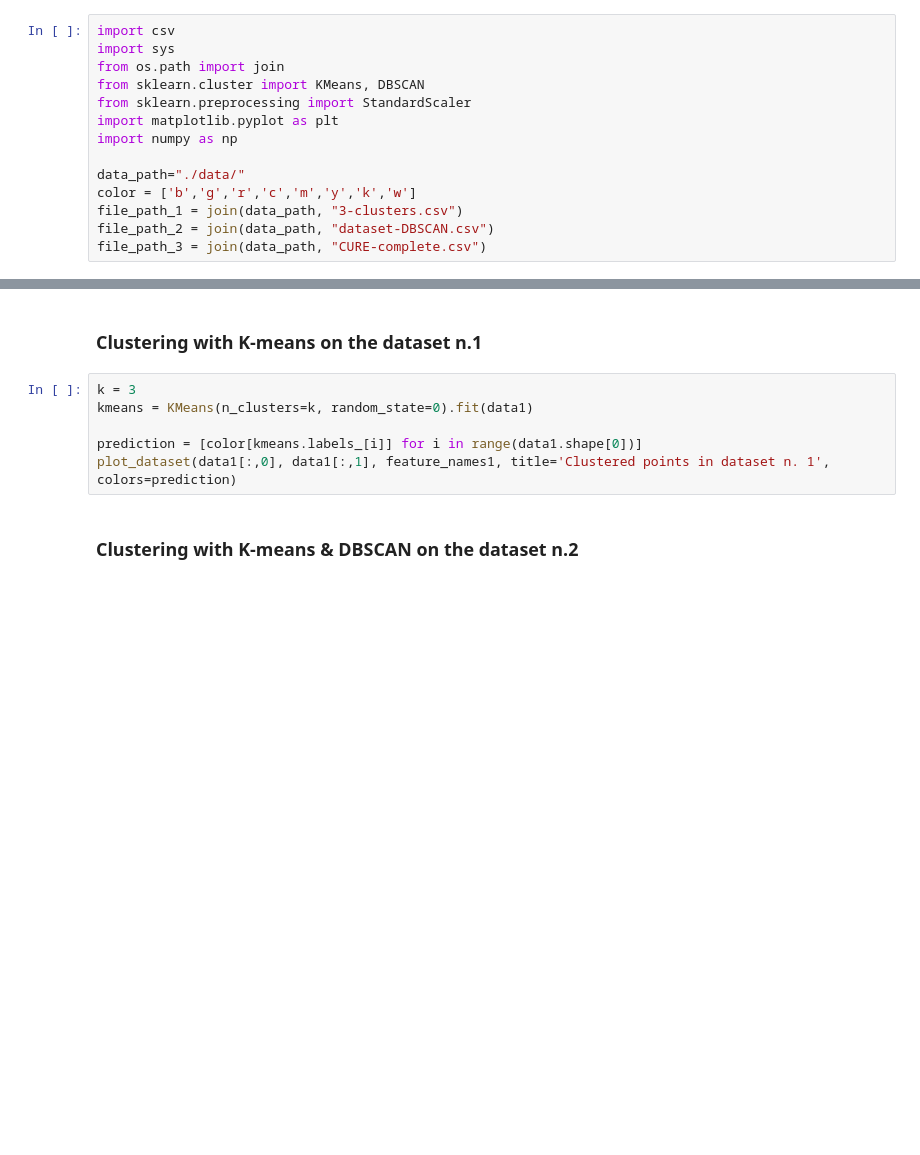
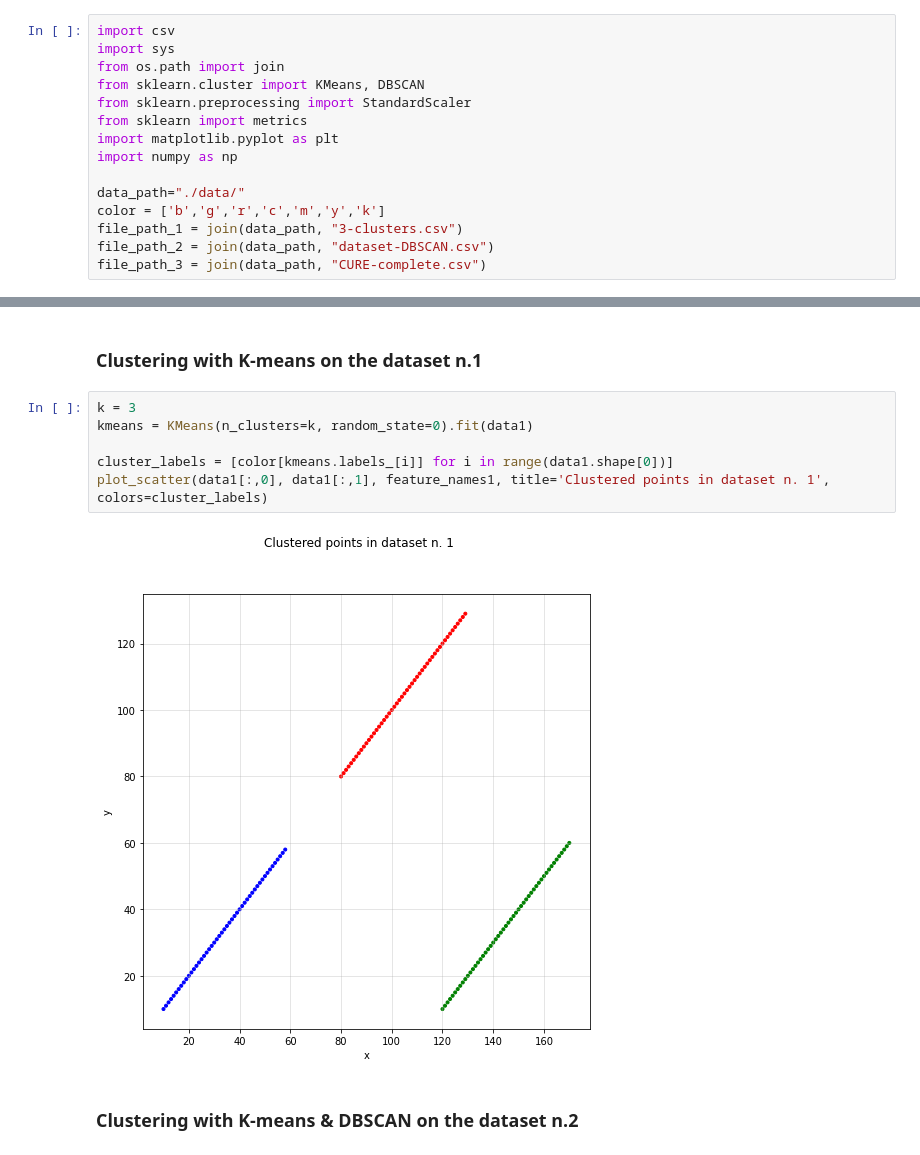
Before and after one commit to lorenzofavaro/machine-learning, a Jupyter notebook: 2. Distance Based Models/clustering.ipynb, the cells around one changed output, grey strips where cells are left out. Cells and saved outputs as stored; diff of their text form; blank space fills up the shorter version.

```diff
--- a/2. Distance Based Models/clustering.ipynb
+++ b/2. Distance Based Models/clustering.ipynb
@@ -15,11 +15,12 @@ import sys
 from os.path import join
 from sklearn.cluster import KMeans, DBSCAN
 from sklearn.preprocessing import StandardScaler
+from sklearn import metrics
 import matplotlib.pyplot as plt
 import numpy as np
 
 data_path="./data/"
-color = ['b','g','r','c','m','y','k','w']
+color = ['b','g','r','c','m','y','k']
 file_path_1 = join(data_path, "3-clusters.csv")
 file_path_2 = join(data_path, "dataset-DBSCAN.csv")
 file_path_3 = join(data_path, "CURE-complete.csv")
@@ -71,9 +82,11 @@ plot_dataset(data3[:,0], data3[:,1], feature_names3, title='Dataset n. 3 of data
 # %%
 k = 3
 kmeans = KMeans(n_clusters=k, random_state=0).fit(data1)
 
-prediction = [color[kmeans.labels_[i]] for i in range(data1.shape[0])]
-plot_dataset(data1[:,0], data1[:,1], feature_names1, title='Clustered points in dataset n. 1', colors=prediction)
+cluster_labels = [color[kmeans.labels_[i]] for i in range(data1.shape[0])]
+plot_scatter(data1[:,0], data1[:,1], feature_names1, title='Clustered points in dataset n. 1', colors=cluster_labels)
+# %% [output]
+[figure, added]
 # %% [markdown]
 ### Clustering with K-means & DBSCAN on the dataset n.2
 # %%
```
Also changed, not shown: parts of 12 cells of this notebook.
